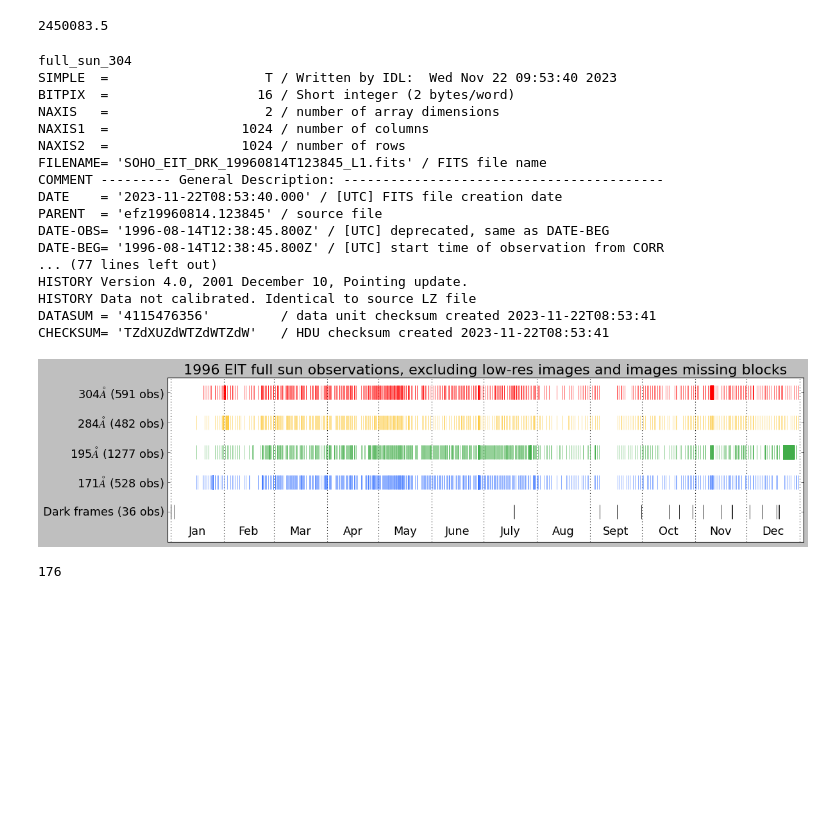
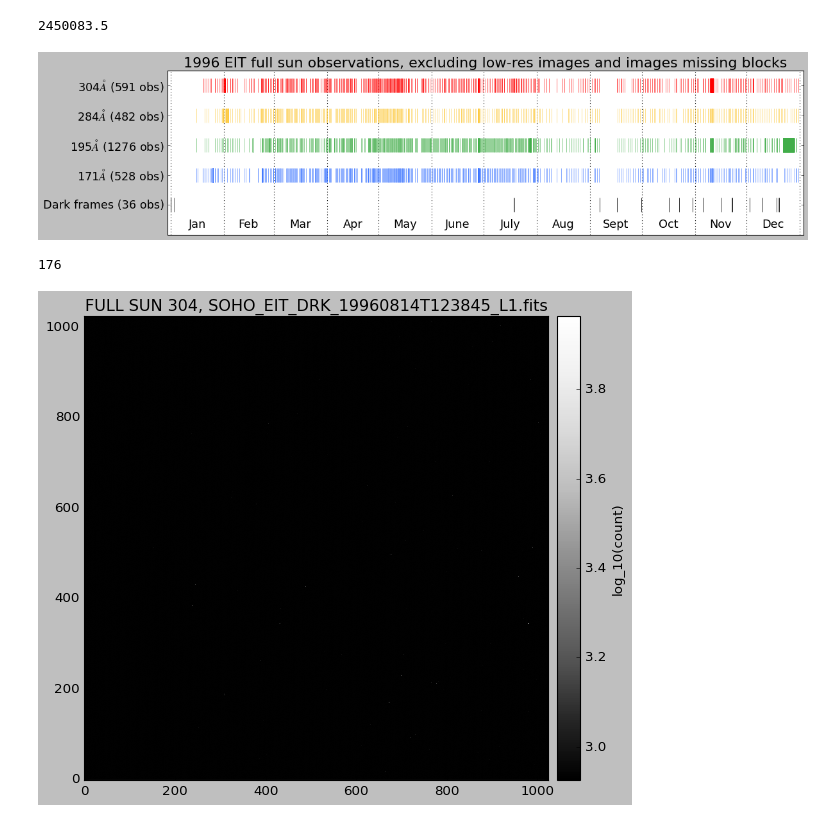
Before and after one commit to esandford/archivalSOHO, a Jupyter notebook: data/EITobsschedule.ipynb, the cells around one changed output. Drawn from its saved outputs; the diff is of its cells as text; code cells hidden in the pictures; blank space fills up the shorter version.

```diff
--- a/data/EITobsschedule.ipynb
+++ b/data/EITobsschedule.ipynb
@@ -60,11 +62,10 @@ for year in [1996]:
             day = str(d).zfill(2)
             fitsFiles = os.scandir("./EIT/{0}/{1}/{2}/".format(year,month,day))
             for f in fitsFiles:
-                #print(f.name)
                 hdul = fits.open(f.path)
                 header = hdul[0].header
                 data = hdul[0].data
-                #print(header['SCI_OBJ'])
+
                 sci_objs.append(header['SCI_OBJ'])
                 dates.append(header['DATE-BEG'])
                 fpaths.append(f.path)
@@ -72,11 +73,14 @@ for year in [1996]:
                 sci_obj_ = header['SCI_OBJ'].replace("/"," ").replace(" ","_").lower()
 
                 if "full_sun" in sci_obj_:
-                    try:
-                        wavelength = header['WAVELNTH']
-                    except KeyError:
-                        print(sci_obj_)
-                        print(repr(header))
+                    hist = str(header['HISTORY'])
+
+                    # catch the one image with sci_obj_ = 'full_sun_304' which
+                    # doesn't have a wavelength keyword (it seems to be a mislabeled dark image?)
+                    if "Data not calibrated" in hist:
+                        continue
+
+                    wavelength = header['WAVELNTH']
 
                     #exclude lower-resolution or partial images and images with missing data blocks
                     if np.shape(data) == (1024,1024) and header['MSBLOCKS'] == 0:
@@ -132,23 +136,6 @@ for year in [1996]:
     #plt.show()
     plt.savefig("./EITschedule_{0}.pdf".format(year), bbox_inches="tight")
 # %% [output]
-full_sun_304
-SIMPLE  =                    T / Written by IDL:  Wed Nov 22 09:53:40 2023
-BITPIX  =                   16 / Short integer (2 bytes/word)
-NAXIS   =                    2 / number of array dimensions
-NAXIS1  =                 1024 / number of columns
-NAXIS2  =                 1024 / number of rows
-FILENAME= 'SOHO_EIT_DRK_19960814T123845_L1.fits' / FITS file name
-COMMENT --------- General Description: -----------------------------------------
-DATE    = '2023-11-22T08:53:40.000' / [UTC] FITS file creation date
-PARENT  = 'efz19960814.123845' / source file
-DATE-OBS= '1996-08-14T12:38:45.800Z' / [UTC] deprecated, same as DATE-BEG
-DATE-BEG= '1996-08-14T12:38:45.800Z' / [UTC] start time of observation from CORR
-... (77 lines left out)
-HISTORY Version 4.0, 2001 December 10, Pointing update.
-HISTORY Data not calibrated. Identical to source LZ file
-DATASUM = '4115476356'         / data unit checksum created 2023-11-22T08:53:41
-CHECKSUM= 'TZdXUZdWTZdWTZdW'   / HDU checksum created 2023-11-22T08:53:41
 [figure]
 # %%
 uniq_sci_objs = []
@@ -161,3 +148,11 @@ for i in range(len(sci_objs)):
 print(len(uniq_sci_objs))
 # %% [output]
 176
+# %%
+badhdul = fits.open('./EIT/1996/08/14/SOHO_EIT_DRK_19960814T123845_L1.fits')
+header = badhdul[0].header
+data = badhdul[0].data
+
+eit.plot_other_EIT('SOHO_EIT_DRK_19960814T123845_L1.fits', header, data)
+# %% [output]
+[figure, added]
```
Also changed, not shown: parts of 1 cell of this notebook, 8 other files.
